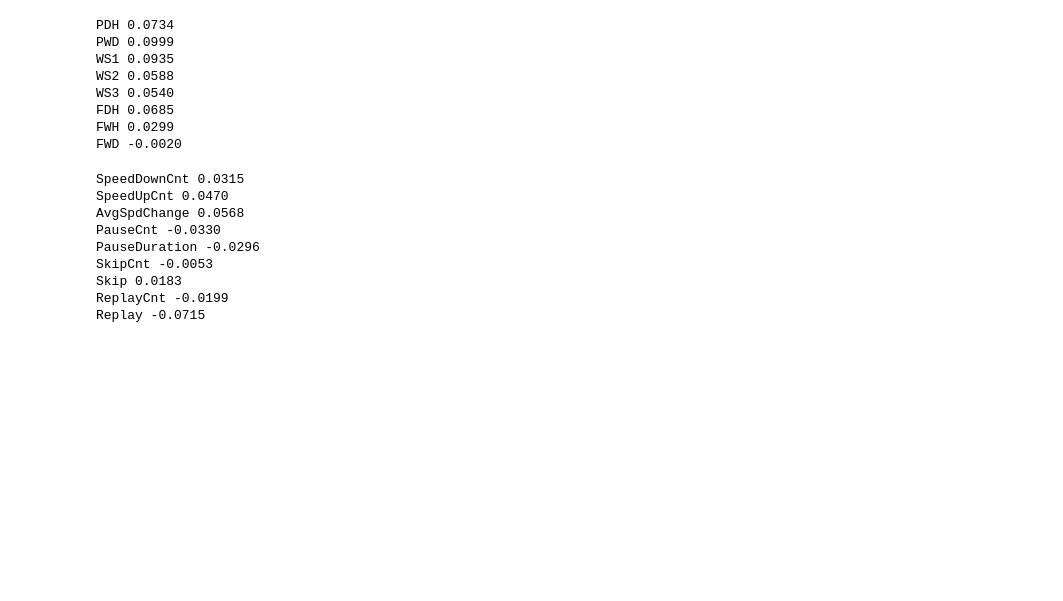
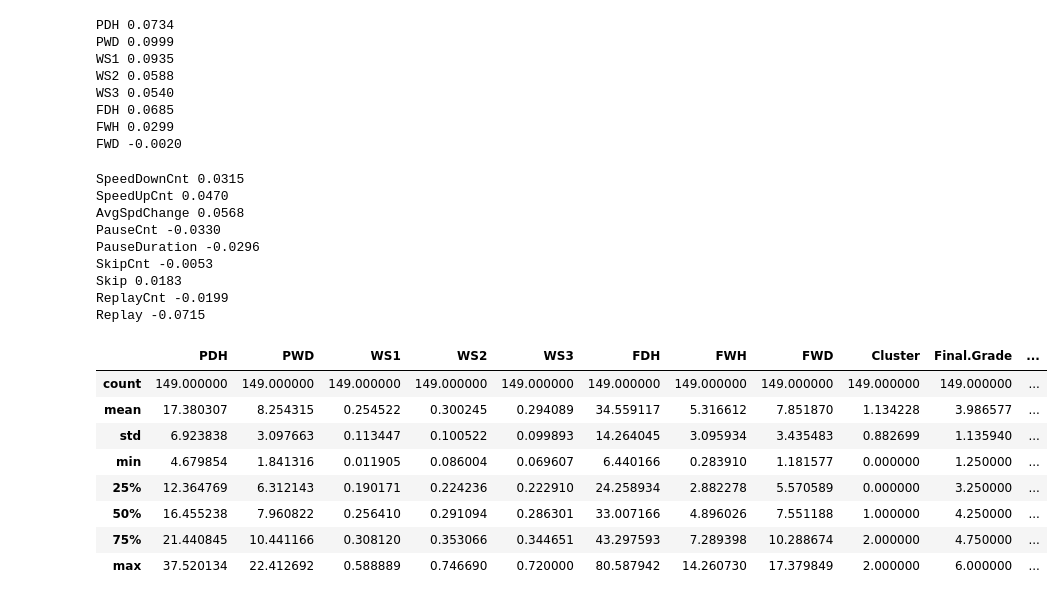
Before and after one commit to epfl-ml4ed/flipped-classroom, a Jupyter notebook: notebooks/student_project.ipynb, the cells around one changed output. Cells and saved outputs as stored; diff of their text form; code cells hidden in the pictures; blank space fills up the shorter version.

```diff
--- a/notebooks/student_project.ipynb
+++ b/notebooks/student_project.ipynb
@@ -1202,6 +1202,18 @@ SkipCnt -0.0053
 Skip 0.0183
 ReplayCnt -0.0199
 Replay -0.0715
+# %%
+act_res.describe()
+# %% [output]
+|  | PDH | PWD | WS1 | WS2 | WS3 | FDH | FWH | FWD | Cluster | Final.Grade | ... |
+| count | 149.000000 | 149.000000 | 149.000000 | 149.000000 | 149.000000 | 149.000000 | 149.000000 | 149.000000 | 149.000000 | 149.000000 | ... |
+| mean | 17.380307 | 8.254315 | 0.254522 | 0.300245 | 0.294089 | 34.559117 | 5.316612 | 7.851870 | 1.134228 | 3.986577 | ... |
+| std | 6.923838 | 3.097663 | 0.113447 | 0.100522 | 0.099893 | 14.264045 | 3.095934 | 3.435483 | 0.882699 | 1.135940 | ... |
+| min | 4.679854 | 1.841316 | 0.011905 | 0.086004 | 0.069607 | 6.440166 | 0.283910 | 1.181577 | 0.000000 | 1.250000 | ... |
+| 25% | 12.364769 | 6.312143 | 0.190171 | 0.224236 | 0.222910 | 24.258934 | 2.882278 | 5.570589 | 0.000000 | 3.250000 | ... |
+| 50% | 16.455238 | 7.960822 | 0.256410 | 0.291094 | 0.286301 | 33.007166 | 4.896026 | 7.551188 | 1.000000 | 4.250000 | ... |
+| 75% | 21.440845 | 10.441166 | 0.308120 | 0.353066 | 0.344651 | 43.297593 | 7.289398 | 10.288674 | 2.000000 | 4.750000 | ... |
+| max | 37.520134 | 22.412692 | 0.588889 | 0.746690 | 0.720000 | 80.587942 | 14.260730 | 17.379849 | 2.000000 | 6.000000 | ... |
 # %%
 reg_corr = act_res.copy().drop(columns=["ID.Anon", "Cluster"])
 for i, col in enumerate(reg_corr.columns):
```
Also changed, not shown: 6 other files.
